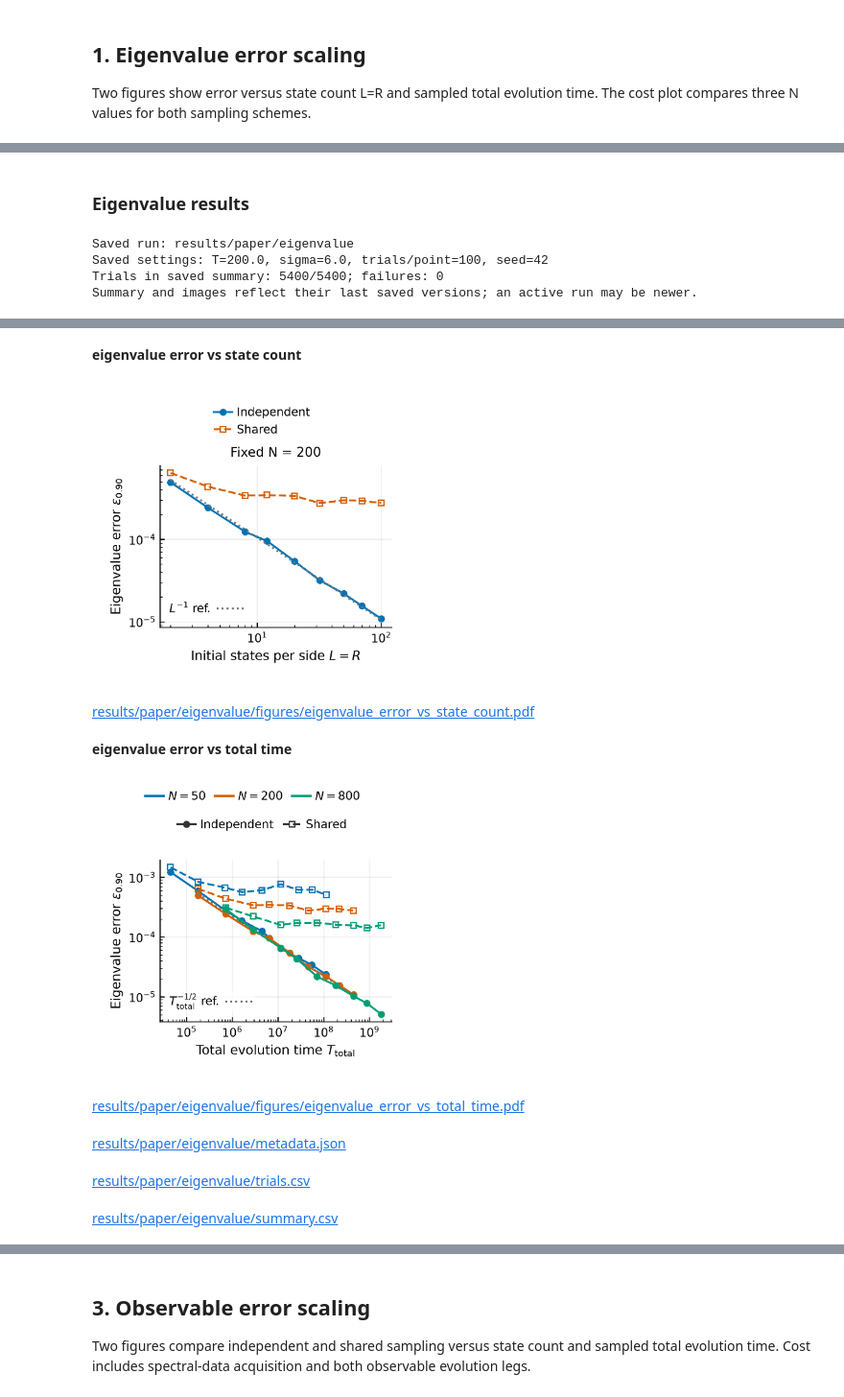
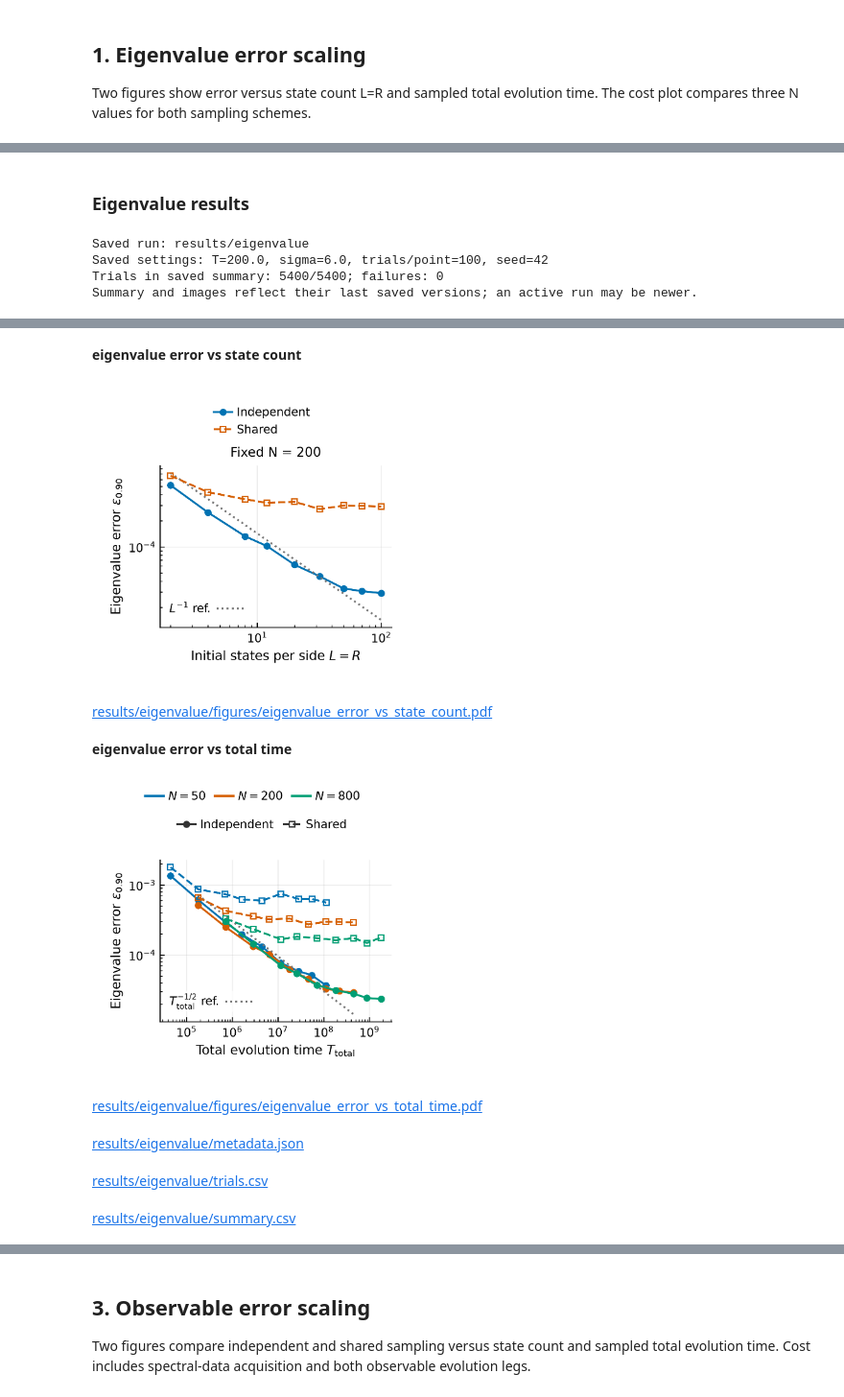
Before and after one commit to lingwei-z/qfames-error-scaling, a Jupyter notebook: run_experiments.ipynb, the cells around one changed output, grey strips where cells are left out. Shown at 96% size. Saved outputs shown, nothing was run; the diff lists cells and outputs as text; code cells hidden in the pictures.

```diff
--- a/run_experiments.ipynb
+++ b/run_experiments.ipynb
@@ -67,6 +69,7 @@ RESUME = True
 TRIALS = None
 SEED = None
 RUN_NAME = None
+MULTIPLICITY_TAU = None  # None: inset dashed tau band; number: overlay fixed normalized SVD threshold
 
 EXPERIMENTS = ("eigenvalue", "multiplicity", "observable")
 CONFIGS = {name: ROOT / "configs" / f"{name}.json" for name in EXPERIMENTS}
@@ -83,7 +86,7 @@ if RUN_NAME is not None and (not RUN_NAME or RUN_NAME in {".", ".."}
                              or "/" in RUN_NAME or "\\" in RUN_NAME):
     raise ValueError("RUN_NAME must be a single folder name.")
 
-OUTPUT_ROOT = ROOT / "results" / (RUN_NAME or MODE)
+OUTPUT_ROOT = ROOT / "results" / (RUN_NAME or ("quick" if MODE == "quick" else ""))
 print(f"Mode: {MODE}; workers: {WORKERS}")
 print("Output:", display_path(OUTPUT_ROOT))
 
@@ -189,7 +192,8 @@ def run_experiment(name, action="plot"):
     if action == "view":
         return True
     if action == "plot":
-        execute([sys.executable, "-u", "-m", "qfames.plotting", directory])
+        execute([sys.executable, "-u", "-m", "qfames.plotting", directory]
+                + (["--tau", MULTIPLICITY_TAU] if name == "multiplicity" and MULTIPLICITY_TAU is not None else []))
         return True
     command = [sys.executable, "-u", "-m", f"experiments.{name}_scaling",
                "--config", CONFIGS[name], "--output", directory, "--workers", WORKERS]
@@ -202,6 +206,8 @@ def run_experiment(name, action="plot"):
     if RESUME:
         command.append("--resume")
     execute(command)
+    if name == "multiplicity" and MULTIPLICITY_TAU is not None:
+        execute([sys.executable, "-u", "-m", "qfames.plotting", directory, "--tau", MULTIPLICITY_TAU])
     return True
 
 
@@ -239,7 +245,7 @@ def show_results(name):
     columns = ["scheme", "N", "L", "trials", "failed", "error_q90", "mean_total_time"]
     if name == "multiplicity":
         columns = ["scheme", "N", "L", "trials", "failed"] + [f"sv_{c}_{k}" for c in range(2) for k in range(1, 6)]
-        print("sv_<cluster>_<k> columns contain mean normalized singular values s_k/L evaluated at the exact cluster centers.")
+        print("sv_<cluster>_<k> columns contain mean normalized singular values s_k/L evaluated at the estimated peaks (successful peak searches only).")
     def formatted(value):
         try:
             return f"{float(value):.5g}"
@@ -269,7 +275,7 @@ def show_results(name):
 ## 1. Eigenvalue error scaling
 Two figures show error versus state count L=R and sampled total evolution time. The cost plot compares three N values for both sampling schemes.
 # %%
-EIGENVALUE_ACTION = "plot"  # "plot": read data and replot; "run": compute/resume; "view": display only
+EIGENVALUE_ACTION = "run"  # "plot": read data and replot; "run": compute/resume; "view": display only
 
 if run_experiment("eigenvalue", EIGENVALUE_ACTION):
     show_results("eigenvalue")
@@ -279,5 +300,5 @@ Figures saved to results/paper/eigenvalue/figures
 ### Eigenvalue results
-Saved run: results/paper/eigenvalue
+Saved run: results/eigenvalue
 Saved settings: T=200.0, sigma=6.0, trials/point=100, seed=42
 Trials in saved summary: 5400/5400; failures: 0
 Summary and images reflect their last saved versions; an active run may be newer.
@@ -301,11 +322,11 @@ Summary and images reflect their last saved versions; an active run may be newer
 **eigenvalue error vs state count**
-[figure, old version]
+[figure, new version]
-results/paper/eigenvalue/figures/eigenvalue_error_vs_state_count.pdf
+results/eigenvalue/figures/eigenvalue_error_vs_state_count.pdf
 **eigenvalue error vs total time**
-[figure, old version]
+[figure, new version]
-results/paper/eigenvalue/figures/eigenvalue_error_vs_total_time.pdf
+results/eigenvalue/figures/eigenvalue_error_vs_total_time.pdf
-results/paper/eigenvalue/metadata.json
+results/eigenvalue/metadata.json
-results/paper/eigenvalue/trials.csv
+results/eigenvalue/trials.csv
-results/paper/eigenvalue/summary.csv
+results/eigenvalue/summary.csv
 # %% [markdown]
 ## 2. Multiplicity structure
```
Also changed, not shown: parts of 7 cells of this notebook, 44 other files.
